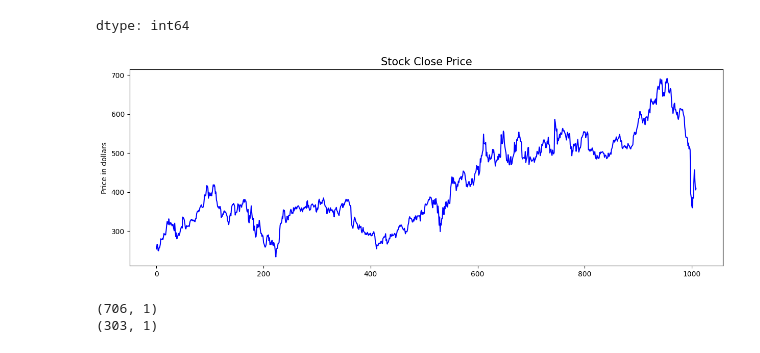
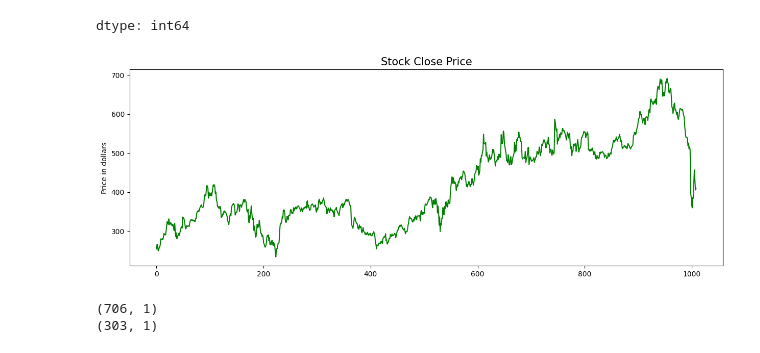
Before and after one commit to ananyai17/stock-price-prediction, a Jupyter notebook: corizo-minor.ipynb, the cells around one changed output. Cells and saved outputs as stored; diff of their text form; code cells hidden in the pictures.

```diff
--- a/corizo-minor.ipynb
+++ b/corizo-minor.ipynb
@@ -93,12 +93,12 @@ df.nunique()
 dtype: int64
 # %%
 plt.figure(figsize=(15,5))
-plt.plot(df['Close'], color="blue")
+plt.plot(df['Close'], color="green")
 plt.title('Stock Close Price', fontsize=15)
 plt.ylabel('Price in dollars')
 plt.show()
 # %% [output]
-[figure, old version]
+[figure, new version]
 # %%
 # Splitting the data into training and testing sets
 
```
Also changed, not shown: parts of 18 cells of this notebook.
